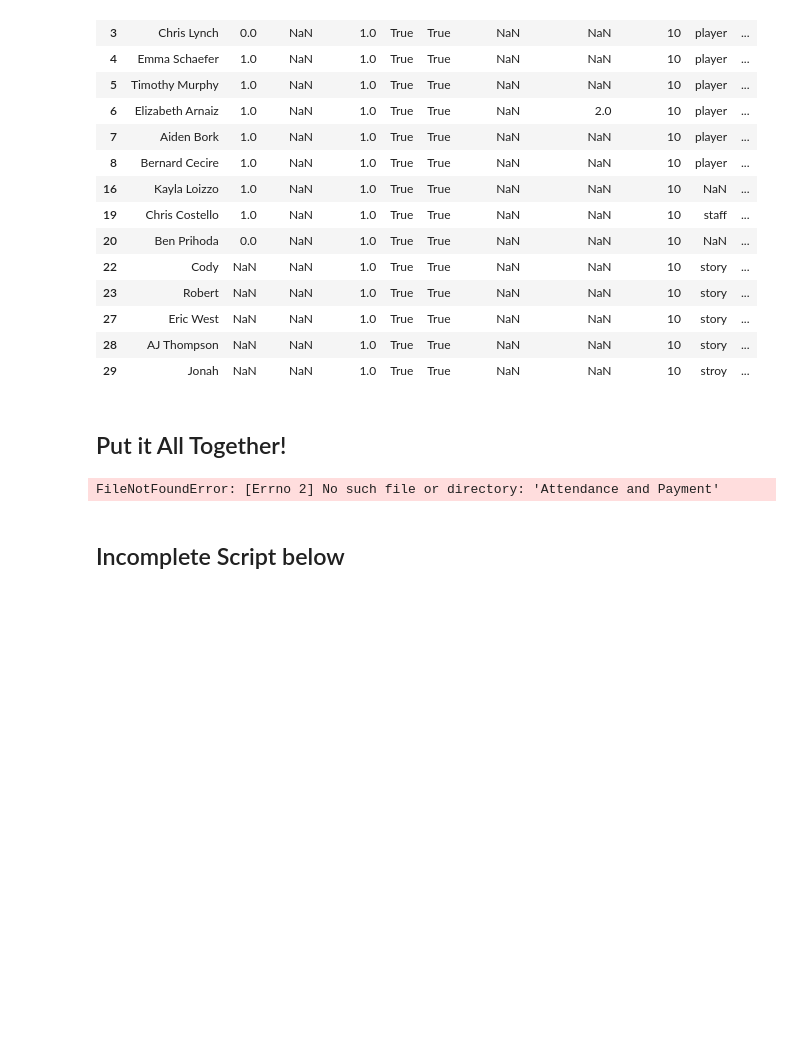
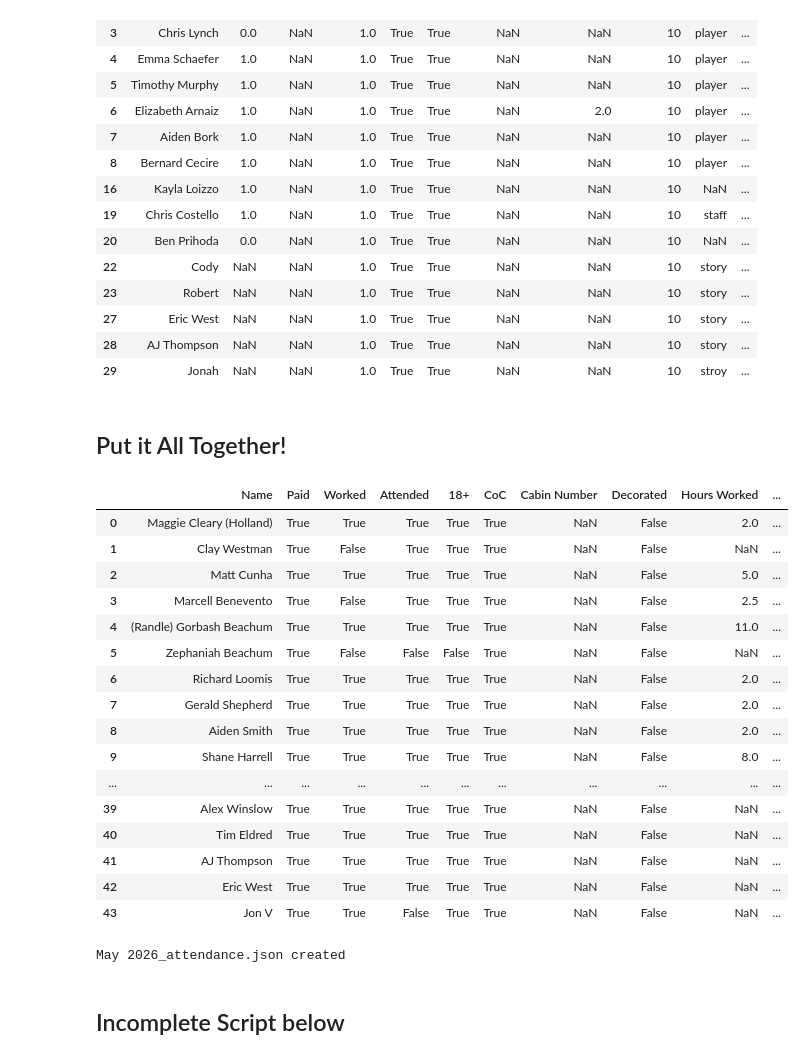
Before and after one commit to awar2170/five-pillars-data, a Jupyter notebook: Attendance/Pillars Attendance JSON.ipynb, the cells around one changed output. Drawn from its saved outputs; the diff is of its cells as text; code cells hidden in the pictures; blank space fills up the shorter version.

Commit message:
csv input update

```diff
--- a/Attendance/Pillars Attendance JSON.ipynb
+++ b/Attendance/Pillars Attendance JSON.ipynb
@@ -357,17 +357,34 @@ import numpy as np
 import _pickle as pickle
 import math
 # %%
-df = pd.read_excel('Attendance and Payment')
+# df = pd.read_excel('Attendance and Payment')
+df = pd.read_csv('input/Attendance and Payment - 5_26 - Year3.csv')
 df = df.dropna(subset=["Attended"]).reset_index(drop=True)
 df = df.dropna(subset=["Name"]).reset_index(drop=True)
 df = df[df["Paid"] == True].reset_index(drop=True)
 df
 # %% [output]
-FileNotFoundError: [Errno 2] No such file or directory: 'Attendance and Payment'
+|  | Name | Paid | Worked | Attended | 18+ | CoC | Cabin Number | Decorated | Hours Worked | ... |
+| 0 | Maggie Cleary (Holland) | True | True | True | True | True | NaN | False | 2.0 | ... |
+| 1 | Clay Westman | True | False | True | True | True | NaN | False | NaN | ... |
+| 2 | Matt Cunha | True | True | True | True | True | NaN | False | 5.0 | ... |
+| 3 | Marcell Benevento | True | False | True | True | True | NaN | False | 2.5 | ... |
+| 4 | (Randle) Gorbash Beachum | True | True | True | True | True | NaN | False | 11.0 | ... |
+| 5 | Zephaniah Beachum | True | False | False | False | True | NaN | False | NaN | ... |
+| 6 | Richard Loomis | True | True | True | True | True | NaN | False | 2.0 | ... |
+| 7 | Gerald Shepherd | True | True | True | True | True | NaN | False | 2.0 | ... |
+| 8 | Aiden Smith | True | True | True | True | True | NaN | False | 2.0 | ... |
+| 9 | Shane Harrell | True | True | True | True | True | NaN | False | 8.0 | ... |
+| ... | ... | ... | ... | ... | ... | ... | ... | ... | ... | ... |
+| 39 | Alex Winslow | True | True | True | True | True | NaN | False | NaN | ... |
+| 40 | Tim Eldred | True | True | True | True | True | NaN | False | NaN | ... |
+| 41 | AJ Thompson | True | True | True | True | True | NaN | False | NaN | ... |
+| 42 | Eric West | True | True | True | True | True | NaN | False | NaN | ... |
+| 43 | Jon V | True | True | False | True | True | NaN | False | NaN | ... |
 # %%
 ap_calculated = bool(False)
 attendance_JSON = []
-month = "April "
+month = "May "
 year = "2026"
 
 for y in np.arange(0, len(df),1):
@@ -400,6 +417,8 @@ with open(file_name, 'w') as f:
     f.write(json_again)
 
 print(f"{file_name} created")
+# %% [output]
+May 2026_attendance.json created
 # %% [markdown]
 ## Incomplete Script below
 # %%
```
Also changed, not shown: 3 other files.
